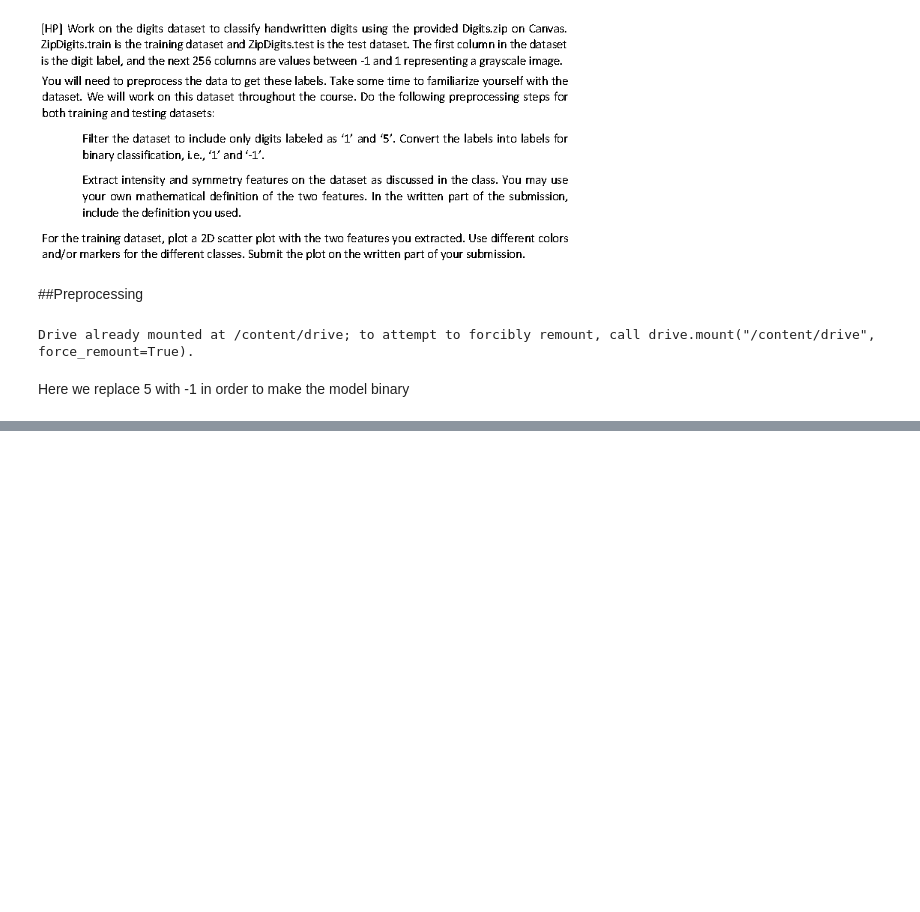
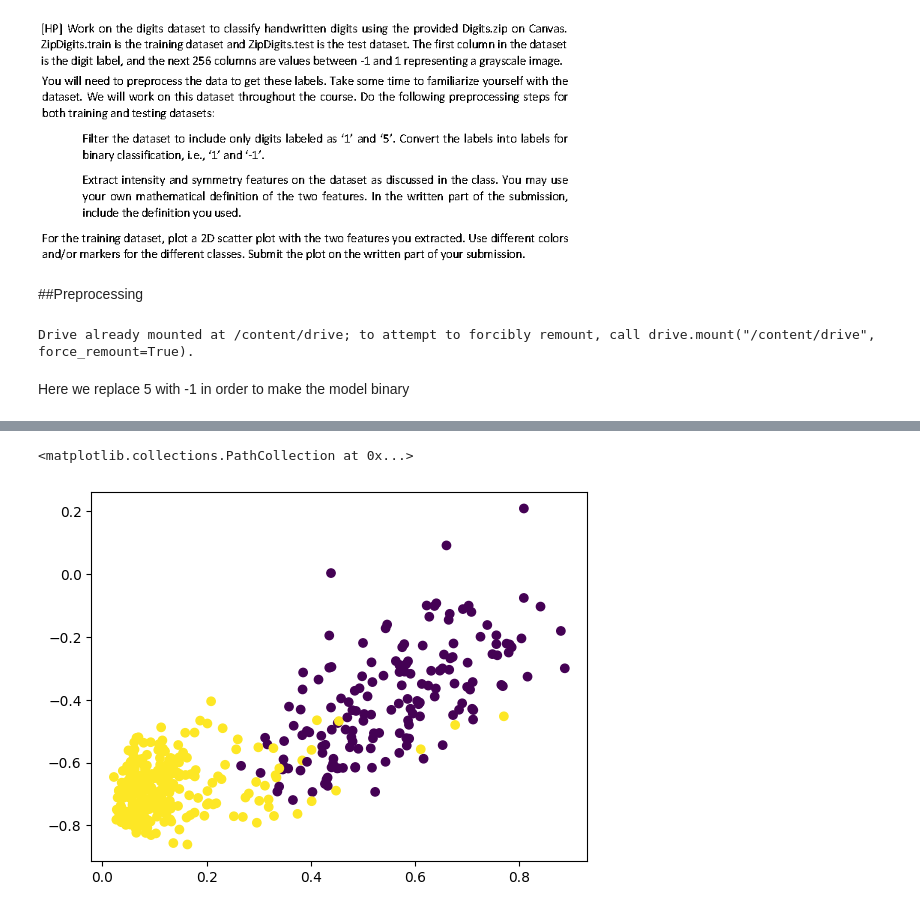
Before and after one commit to pmantramurti/CMPE257-Fall23-Pranay-Mantramurti, a Jupyter notebook: Homework_1.ipynb, the cells around one changed output, grey strips where cells are left out. Drawn from its saved outputs; the diff is of its cells as text; code cells hidden in the pictures; blank space fills up the shorter version.

```diff
--- a/Homework_1.ipynb
+++ b/Homework_1.ipynb
@@ -340,0 +330,5 @@ Accuracy :  0.0
+# %%
+plt.scatter(df_test_alt.symmetry, df_test_alt.intensity, c=df_test_alt[0])
+# %% [output]
+<matplotlib.collections.PathCollection at 0x...>
+[figure, added]
```
Also changed, not shown: parts of 26 cells of this notebook.
